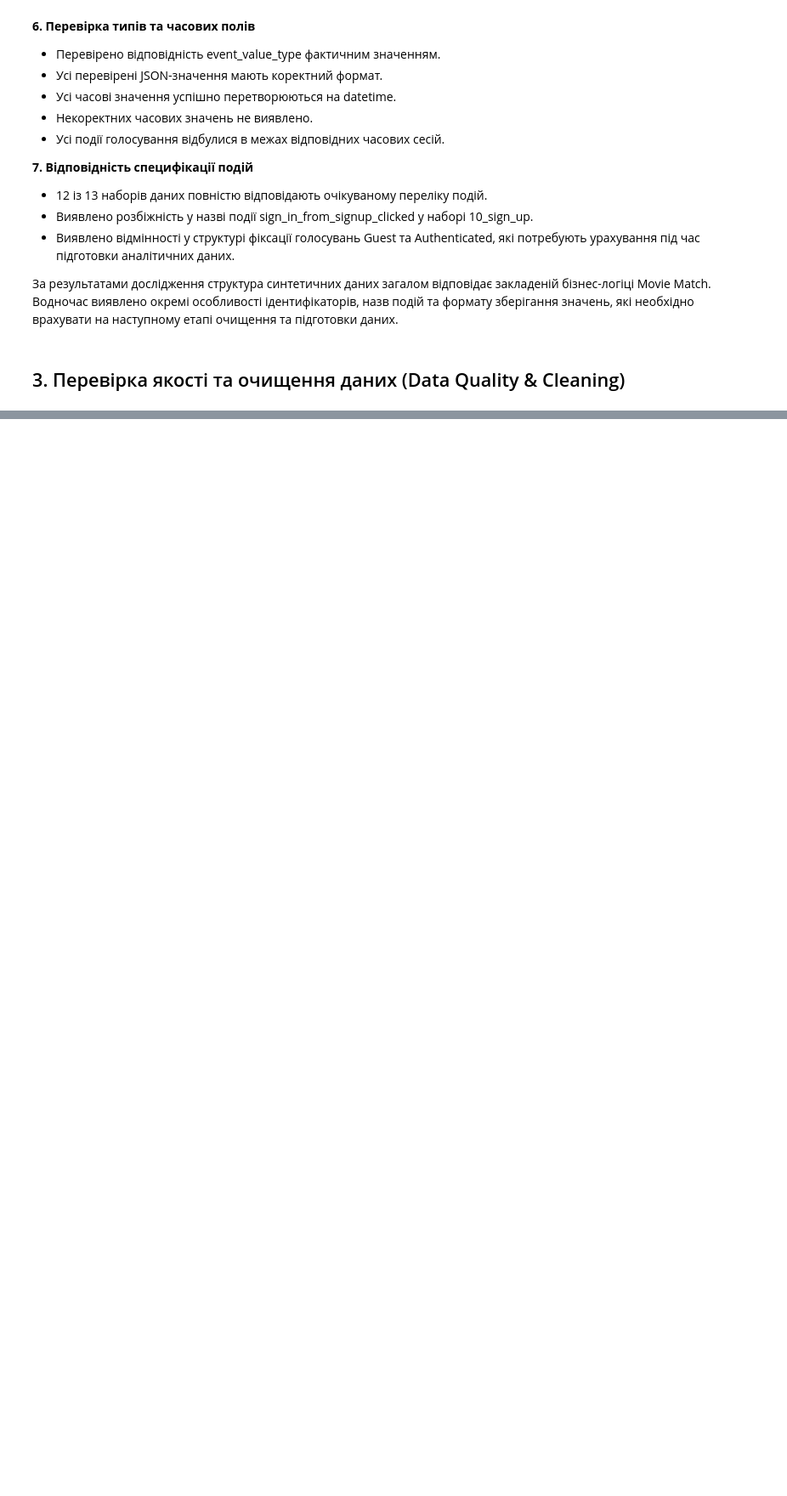
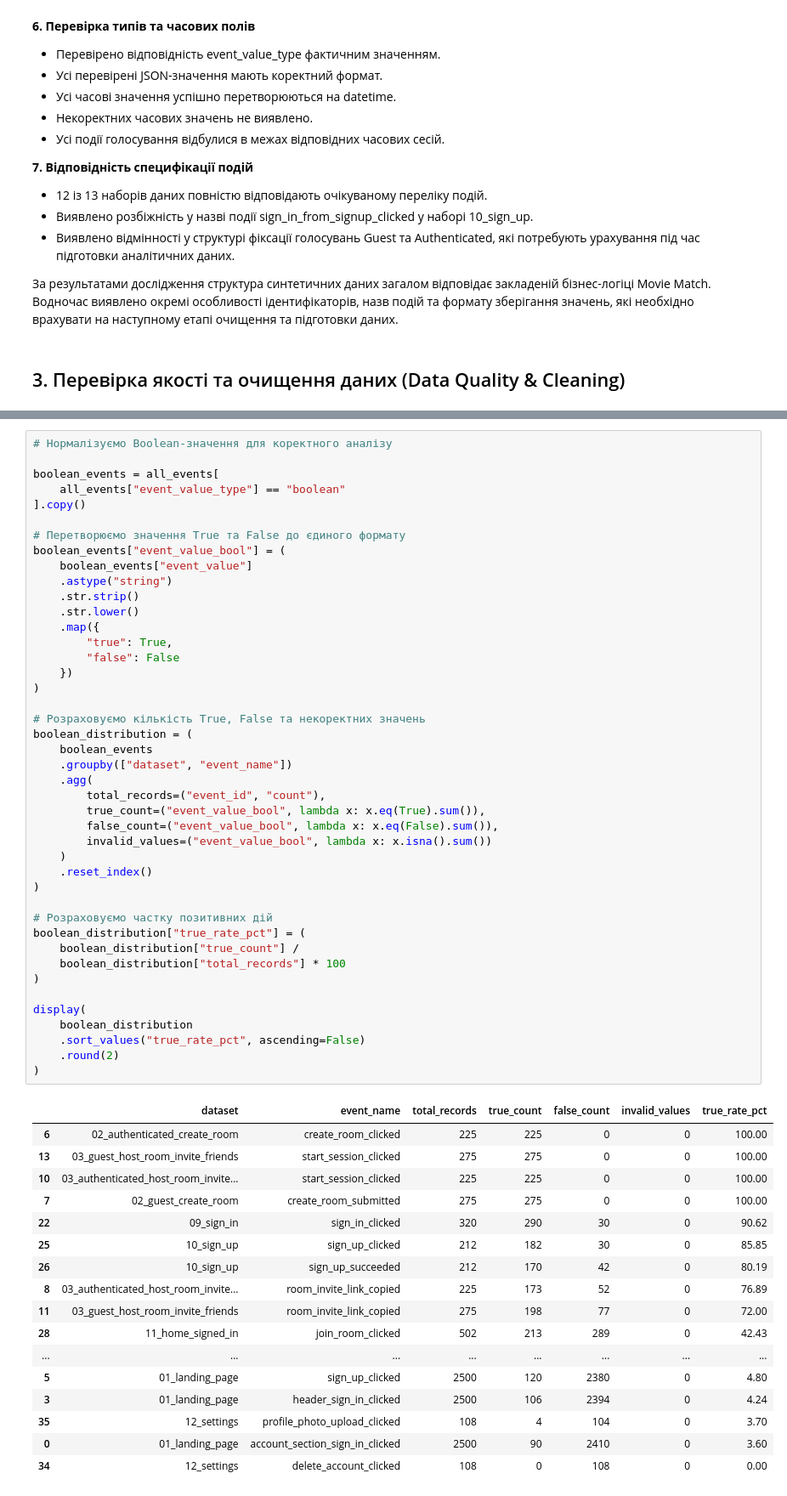
Before and after one commit to mate-team-project-262/analytics, a Jupyter notebook: test_analytics/user_behavior_analysis.ipynb, the cells around one changed output, grey strips where cells are left out. Shown at 85% size. Drawn from its saved outputs; the diff is of its cells as text; blank space fills up the shorter version.

```diff
--- a/test_analytics/user_behavior_analysis.ipynb
+++ b/test_analytics/user_behavior_analysis.ipynb
@@ -2491,0 +3466,61 @@ display(session_time_summary)
+# %%
+# Нормалізуємо Boolean-значення для коректного аналізу
+
+boolean_events = all_events[
+    all_events["event_value_type"] == "boolean"
+].copy()
+
+# Перетворюємо значення True та False до єдиного формату
+boolean_events["event_value_bool"] = (
+    boolean_events["event_value"]
+    .astype("string")
+    .str.strip()
+    .str.lower()
+    .map({
+        "true": True,
+        "false": False
+    })
+)
+
+# Розраховуємо кількість True, False та некоректних значень
+boolean_distribution = (
+    boolean_events
+    .groupby(["dataset", "event_name"])
+    .agg(
+        total_records=("event_id", "count"),
+        true_count=("event_value_bool", lambda x: x.eq(True).sum()),
+        false_count=("event_value_bool", lambda x: x.eq(False).sum()),
+        invalid_values=("event_value_bool", lambda x: x.isna().sum())
+    )
+    .reset_index()
+)
+
+# Розраховуємо частку позитивних дій
+boolean_distribution["true_rate_pct"] = (
+    boolean_distribution["true_count"] /
+    boolean_distribution["total_records"] * 100
+)
+
+display(
+    boolean_distribution
+    .sort_values("true_rate_pct", ascending=False)
+    .round(2)
+)
+# %% [output]
+|  | dataset | event_name | total_records | true_count | false_count | invalid_values | true_rate_pct |
+| 6 | 02_authenticated_create_room | create_room_clicked | 225 | 225 | 0 | 0 | 100.00 |
+| 13 | 03_guest_host_room_invite_friends | start_session_clicked | 275 | 275 | 0 | 0 | 100.00 |
+| 10 | 03_authenticated_host_room_invite... | start_session_clicked | 225 | 225 | 0 | 0 | 100.00 |
+| 7 | 02_guest_create_room | create_room_submitted | 275 | 275 | 0 | 0 | 100.00 |
+| 22 | 09_sign_in | sign_in_clicked | 320 | 290 | 30 | 0 | 90.62 |
+| 25 | 10_sign_up | sign_up_clicked | 212 | 182 | 30 | 0 | 85.85 |
+| 26 | 10_sign_up | sign_up_succeeded | 212 | 170 | 42 | 0 | 80.19 |
+| 8 | 03_authenticated_host_room_invite... | room_invite_link_copied | 225 | 173 | 52 | 0 | 76.89 |
+| 11 | 03_guest_host_room_invite_friends | room_invite_link_copied | 275 | 198 | 77 | 0 | 72.00 |
+| 28 | 11_home_signed_in | join_room_clicked | 502 | 213 | 289 | 0 | 42.43 |
+| ... | ... | ... | ... | ... | ... | ... | ... |
+| 5 | 01_landing_page | sign_up_clicked | 2500 | 120 | 2380 | 0 | 4.80 |
+| 3 | 01_landing_page | header_sign_in_clicked | 2500 | 106 | 2394 | 0 | 4.24 |
+| 35 | 12_settings | profile_photo_upload_clicked | 108 | 4 | 104 | 0 | 3.70 |
+| 0 | 01_landing_page | account_section_sign_in_clicked | 2500 | 90 | 2410 | 0 | 3.60 |
+| 34 | 12_settings | delete_account_clicked | 108 | 0 | 108 | 0 | 0.00 |
```
Also changed, not shown: parts of 86 cells of this notebook.
